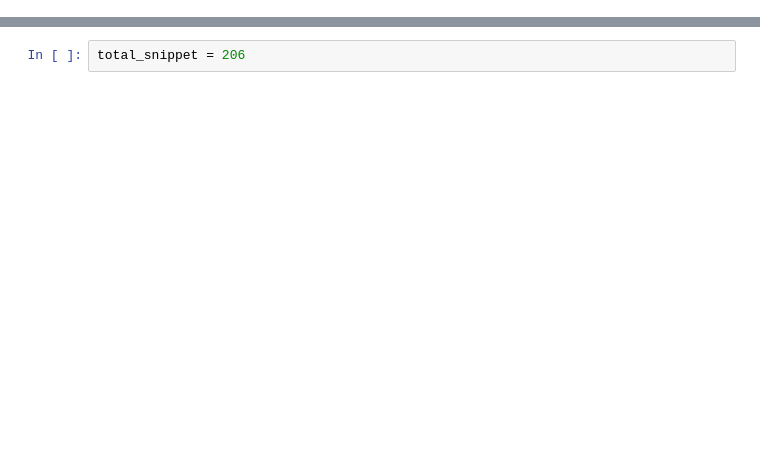
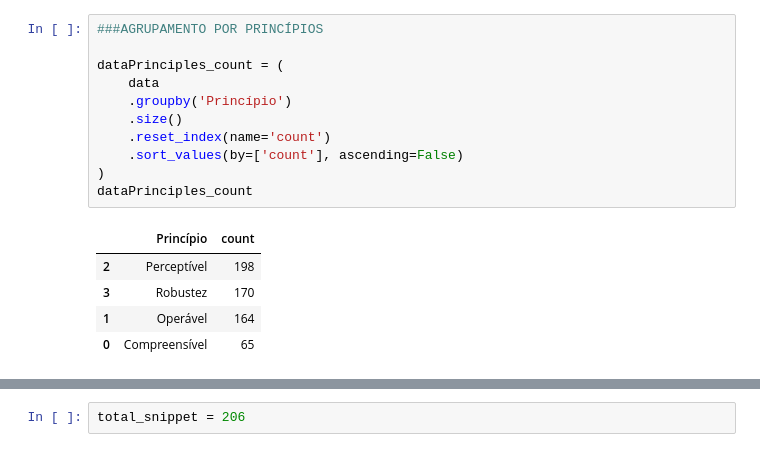
Before and after one commit to ingridmm/A11y-Mining-Repo, a Jupyter notebook: rulesCounter.ipynb, the cells around one changed output, grey strips where cells are left out. Saved outputs shown, nothing was run; the diff lists cells and outputs as text; blank space fills up the shorter version.

```diff
--- a/rulesCounter.ipynb
+++ b/rulesCounter.ipynb
@@ -49,0 +62,17 @@ Text(0, 0.5, 'Quantidade')
+# %%
+###AGRUPAMENTO POR PRINCÍPIOS
+
+dataPrinciples_count = (
+    data
+    .groupby('Princípio')
+    .size()
+    .reset_index(name='count')
+    .sort_values(by=['count'], ascending=False)
+)
+dataPrinciples_count
+# %% [output]
+|  | Princípio | count |
+| 2 | Perceptível | 198 |
+| 3 | Robustez | 170 |
+| 1 | Operável | 164 |
+| 0 | Compreensível | 65 |
```
Also changed, not shown: parts of 10 cells of this notebook, 6 other files.
